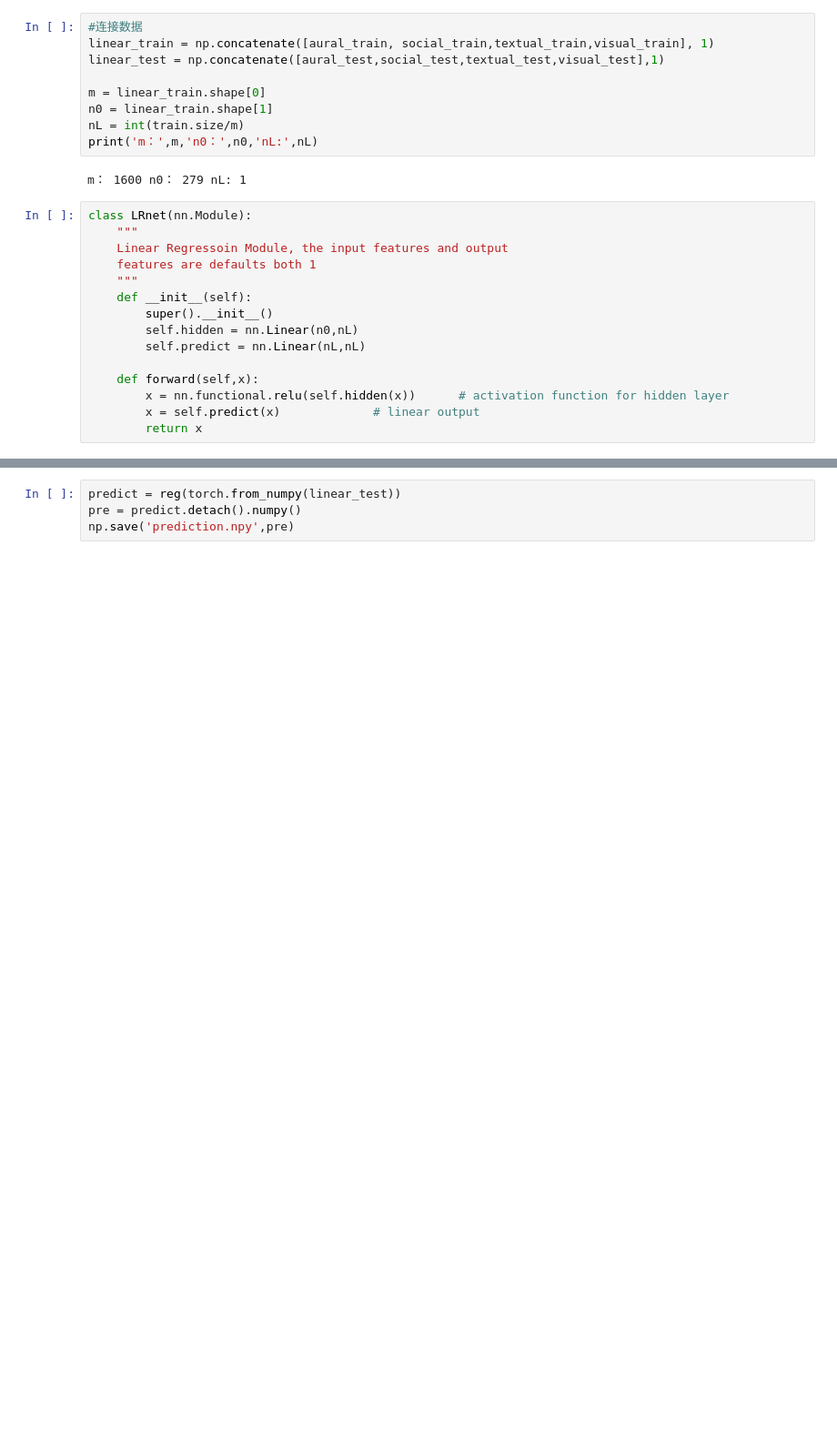
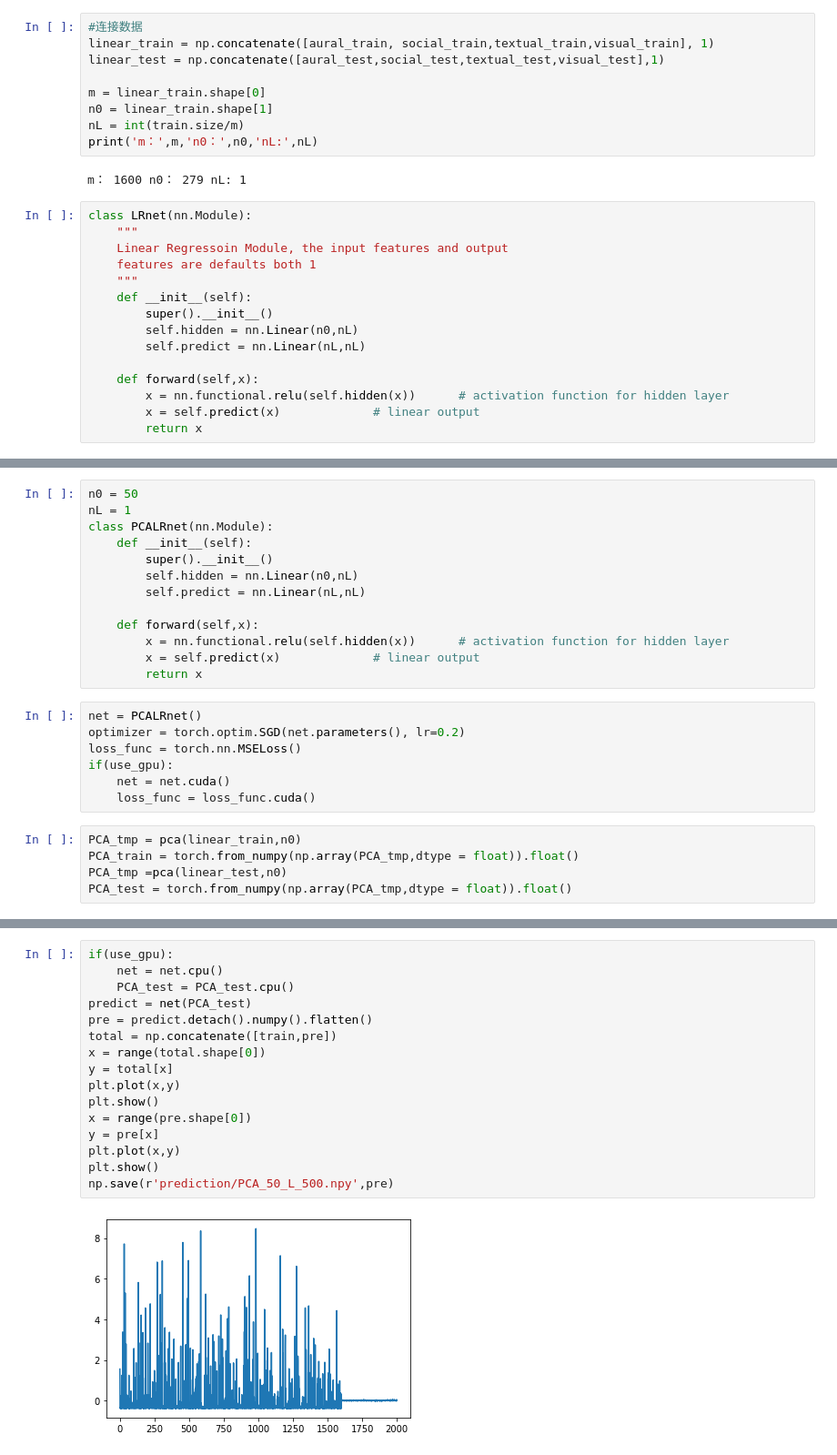
Before and after one commit to PlatanusCarl/CNN, a Jupyter notebook: homework3/main.ipynb, the cells around one changed output, grey strips where cells are left out. Shown at 91% size. Saved outputs shown, nothing was run; the diff lists cells and outputs as text; blank space fills up the shorter version.

```diff
--- a/homework3/main.ipynb
+++ b/homework3/main.ipynb
@@ -65,0 +141,25 @@ LRnet(
+# %%
+n0 = 50
+nL = 1
+class PCALRnet(nn.Module):
+    def __init__(self):
+        super().__init__()
+        self.hidden = nn.Linear(n0,nL)
+        self.predict = nn.Linear(nL,nL)
+
+    def forward(self,x):
+        x = nn.functional.relu(self.hidden(x))      # activation function for hidden layer
+        x = self.predict(x)             # linear output
+        return x
+# %%
+net = PCALRnet()
+optimizer = torch.optim.SGD(net.parameters(), lr=0.2)
+loss_func = torch.nn.MSELoss()
+if(use_gpu):
+    net = net.cuda()
+    loss_func = loss_func.cuda()
+# %%
+PCA_tmp = pca(linear_train,n0)
+PCA_train = torch.from_numpy(np.array(PCA_tmp,dtype = float)).float()
+PCA_tmp =pca(linear_test,n0)
+PCA_test = torch.from_numpy(np.array(PCA_tmp,dtype = float)).float()
@@ -84,4 +182,18 @@ plt.show()
-# %%
-predict = reg(torch.from_numpy(linear_test))
-pre = predict.detach().numpy()
-np.save('prediction.npy',pre)
+# %%
+if(use_gpu):
+    net = net.cpu()
+    PCA_test = PCA_test.cpu()
+predict = net(PCA_test)
+pre = predict.detach().numpy().flatten()
+total = np.concatenate([train,pre])
+x = range(total.shape[0])
+y = total[x]
+plt.plot(x,y)
+plt.show()
+x = range(pre.shape[0])
+y = pre[x]
+plt.plot(x,y)
+plt.show()
+np.save(r'prediction/PCA_50_L_500.npy',pre)
+# %% [output]
+[figure, added]
```
Also changed, not shown: parts of 11 cells of this notebook, 14 other files.
